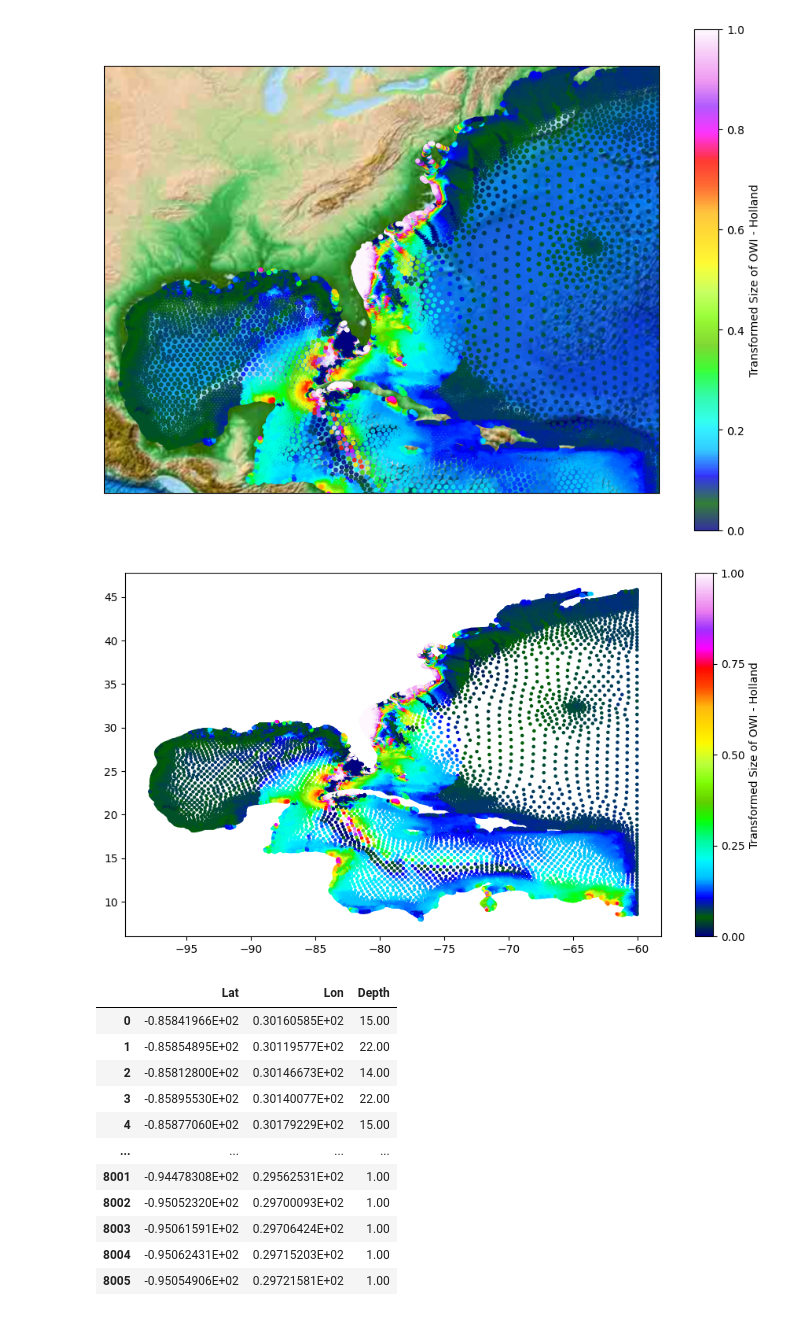
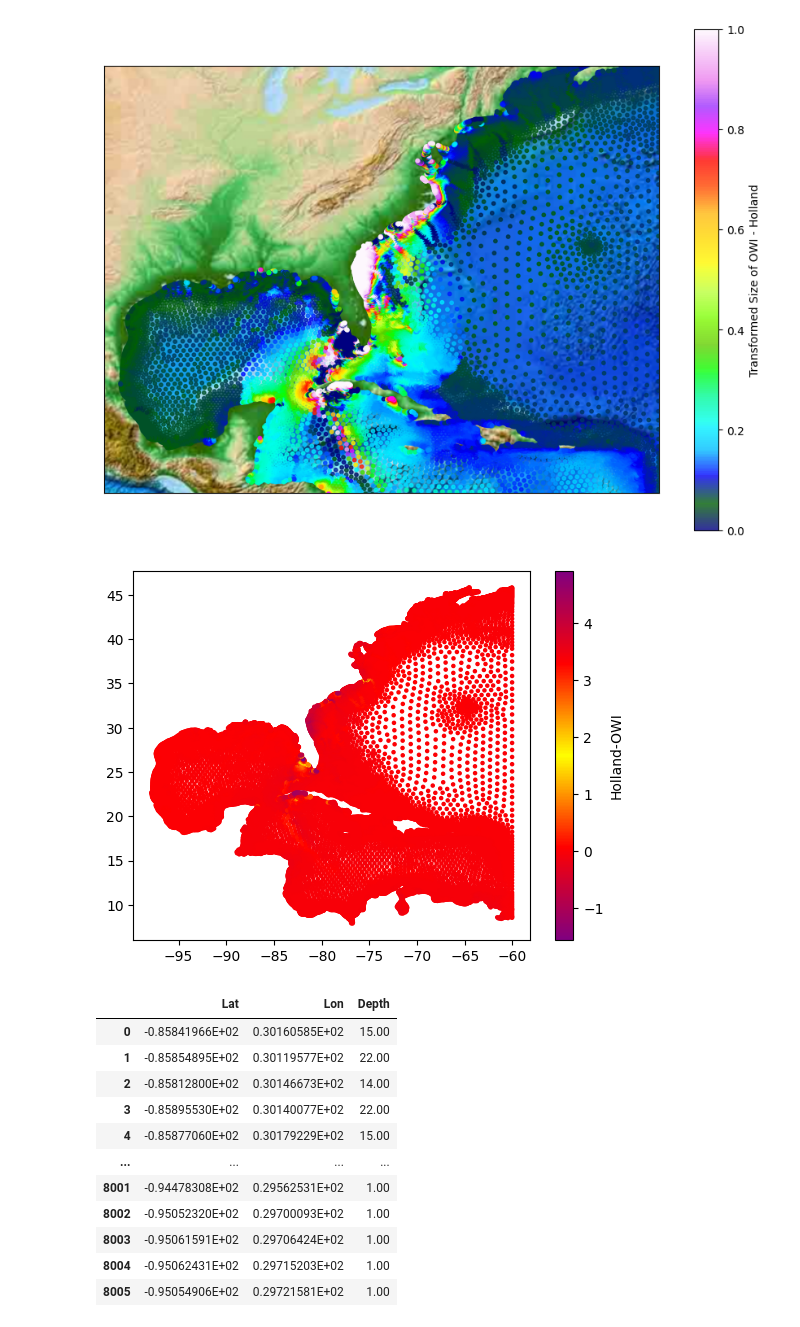
Before and after one commit to hrosso710/ADCIRC_work, a Jupyter notebook: ADCIRC_plots.ipynb, the cells around one changed output. Cells and saved outputs as stored; diff of their text form; code cells hidden in the pictures.

```diff
--- a/ADCIRC_plots.ipynb
+++ b/ADCIRC_plots.ipynb
@@ -13,6 +14,6 @@ import pickle
 import scipy.io
 # %%
 # Read in mesh
-mesh = pd.read_csv("OWI_data/30k_mesh/fort14.txt", delimiter=r'\s+', header=None, usecols=[1,2],nrows=31435, names=['Lat','Lon'])
+mesh = pd.read_csv("data/inputs/meshes/30kfort14.txt", delimiter=r'\s+', header=None, usecols=[1,2],nrows=31435, names=['Lat','Lon'])
 # %%
 # Loading in fort63 data
@@ -121,0 +123,10 @@ print(df_filtered)
+# %%
+# Dropping these values from the mesh as well
+
+# Get the indices of the rows that are kept in df_filtered
+kept_indices = df_filtered.index
+
+# Drop the same rows in mesh
+mesh_cleaned = mesh.loc[kept_indices]
+
+print(mesh_cleaned)
@@ -152,18 +187,34 @@ cbar.set_label('Transformed Size of OWI - Holland')
 # contour = plt.contourf(grid_lons, grid_lats, grid_values, cmap='viridis', alpha=0.5)
 # %% [output]
 [figure]
-# %%
-plt.figure(figsize=(11, 8))
-scatter = plt.scatter(mesh_cleaned.iloc[:,0], mesh_cleaned.iloc[:,1], c=normalized_diffs, cmap='gist_ncar', s=5,
-                      alpha = 1)
-# Add color bar
-cbar = plt.colorbar(scatter)
-cbar.set_label('Transformed Size of OWI - Holland')
-
-# Optional: Customize color bar ticks
-cbar.set_ticks([0, 0.25, 0.5, 0.75, 1])
-# %% [output]
-[figure, removed]
+# %%
+from matplotlib.colors import LinearSegmentedColormap, TwoSlopeNorm
+
+# Ensure the color bar is symmetric around zero
+data = df_filtered.iloc[:, 0]  # The data used for coloring
+
+# Define the custom colormap
+colors = [
+    (0.5, 0.0, 0.5),    # Purple for large negative values
+    (1, 0, 0),           # Red for medium negative values
+    (1, 1, 0),           # Yellow for values near 0
+    (1, 0, 0),           # Red for medium positive values
+    (0.5, 0.0, 0.5)      # Purple for large positive values
+]
+cmap = LinearSegmentedColormap.from_list('purple_yellow_purple', colors, N=256)
+
+
+plt.figure()
+scatter = plt.scatter(mesh_cleaned.iloc[:,0], mesh_cleaned.iloc[:,1], c=data, cmap=cmap,
+                 s=5, alpha=1)
+# Add color bar
+cbar = plt.colorbar(scatter)
+cbar.set_label('Holland-OWI')
+
+# Optional: Customize color bar ticks
+cbar.set_ticks([-1, 0, 1, 2, 3, 4])
+# %% [output]
+[figure, added]
 # %%
 # create a tidal forcing object, using all constituents
 tidal_forcing = Tides()
```
Also changed, not shown: parts of 6 cells of this notebook, 2 other files.
